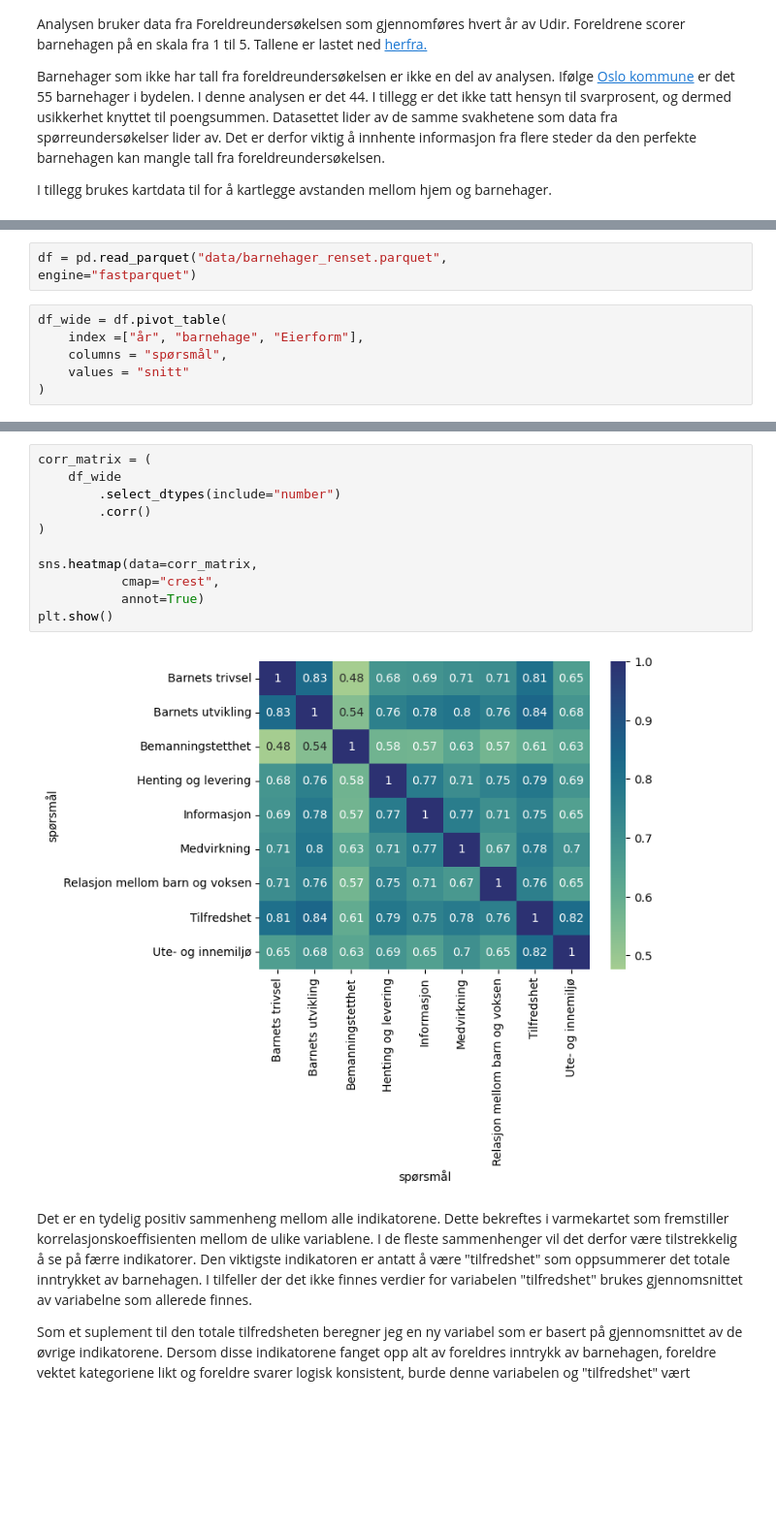
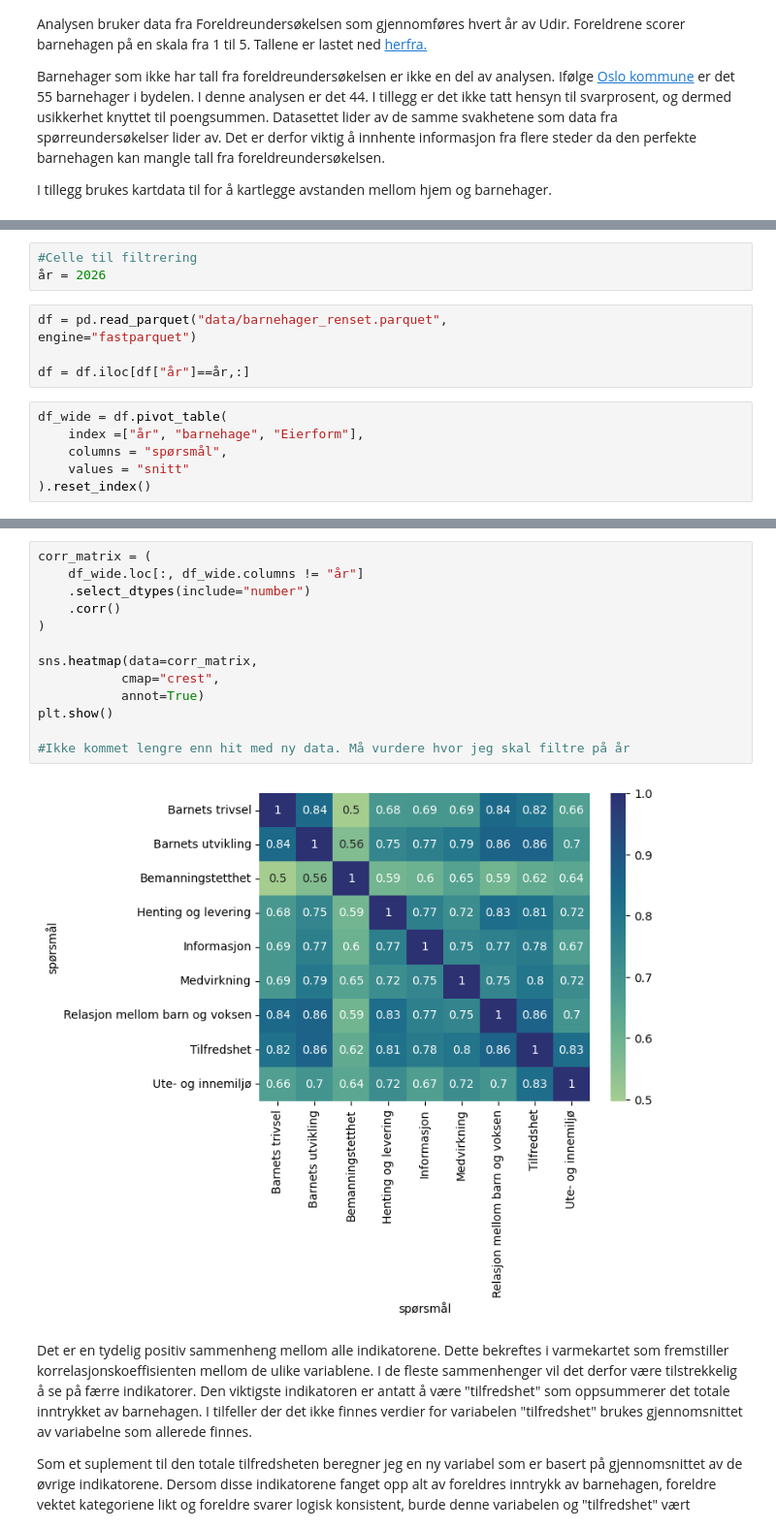
Before and after one commit to madsranden/barnehager_i_oslo, a Jupyter notebook: analyse.ipynb, the cells around one changed output, grey strips where cells are left out. Shown at 97% size. Drawn from its saved outputs; the diff is of its cells as text; blank space fills up the shorter version.

```diff
--- a/analyse.ipynb
+++ b/analyse.ipynb
@@ -19,12 +18,17 @@ import folium
 from geopy.distance import distance
 from scipy.stats import norm
 from scipy import stats
+# %%
+#Celle til filtrering
+år = 2026
 # %%
 df = pd.read_parquet("data/barnehager_renset.parquet",
 engine="fastparquet")
+
+df = df.iloc[df["år"]==år,:]
 # %%
 df_wide = df.pivot_table(
     index =["år", "barnehage", "Eierform"],
     columns = "spørsmål",
     values = "snitt"
-)
+).reset_index()
@@ -45,16 +41,18 @@ plt.show()
 # %%
 corr_matrix = (
-    df_wide
-        .select_dtypes(include="number")
-        .corr()
+    df_wide.loc[:, df_wide.columns != "år"]
+    .select_dtypes(include="number")
+    .corr()
 )
 
 sns.heatmap(data=corr_matrix,
            cmap="crest",
            annot=True)
 plt.show()
+
+#Ikke kommet lengre enn hit med ny data. Må vurdere hvor jeg skal filtre på år
 # %% [output]
-[figure, old version]
+[figure, new version]
 # %% [markdown]
 Det er en tydelig positiv sammenheng mellom alle indikatorene. Dette bekreftes i varmekartet som fremstiller korrelasjonskoeffisienten mellom de ulike variablene. I de fleste sammenhenger vil det derfor være tilstrekkelig å se på færre indikatorer. Den viktigste indikatoren er antatt å være "tilfredshet" som oppsummerer det totale inntrykket av barnehagen. I tilfeller der det ikke finnes verdier for variabelen "tilfredshet" brukes gjennomsnittet av variabelne som allerede finnes.
 
```
Also changed, not shown: parts of 8 cells of this notebook.
